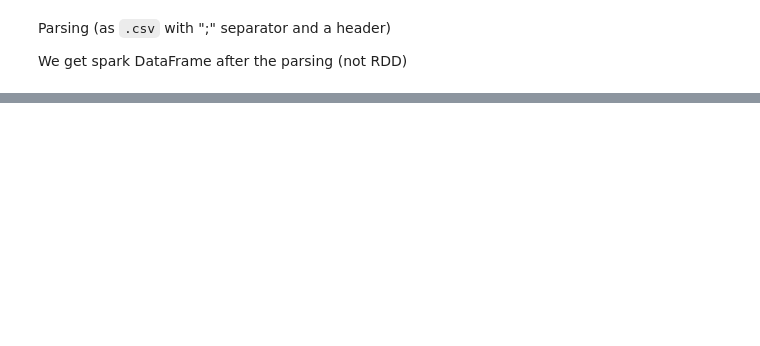
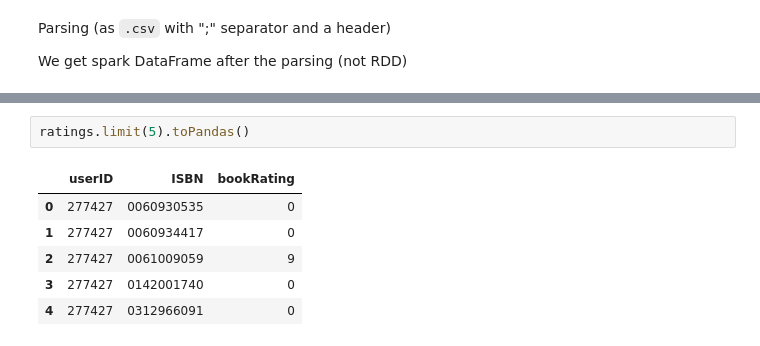
Before and after one commit to andrey-golubev/python-sandbox, a Jupyter notebook: bigdata/task1.ipynb, the cells around one changed output, grey strips where cells are left out. Drawn from its saved outputs; the diff is of its cells as text; blank space fills up the shorter version.

```diff
--- a/bigdata/task1.ipynb
+++ b/bigdata/task1.ipynb
@@ -150,0 +182,9 @@ plt.show()
+# %%
+ratings.limit(5).toPandas()
+# %% [output]
+|  | userID | ISBN | bookRating |
+| 0 | 277427 | 0060930535 | 0 |
+| 1 | 277427 | 0060934417 | 0 |
+| 2 | 277427 | 0061009059 | 9 |
+| 3 | 277427 | 0142001740 | 0 |
+| 4 | 277427 | 0312966091 | 0 |
```
Also changed, not shown: parts of 28 cells of this notebook.
